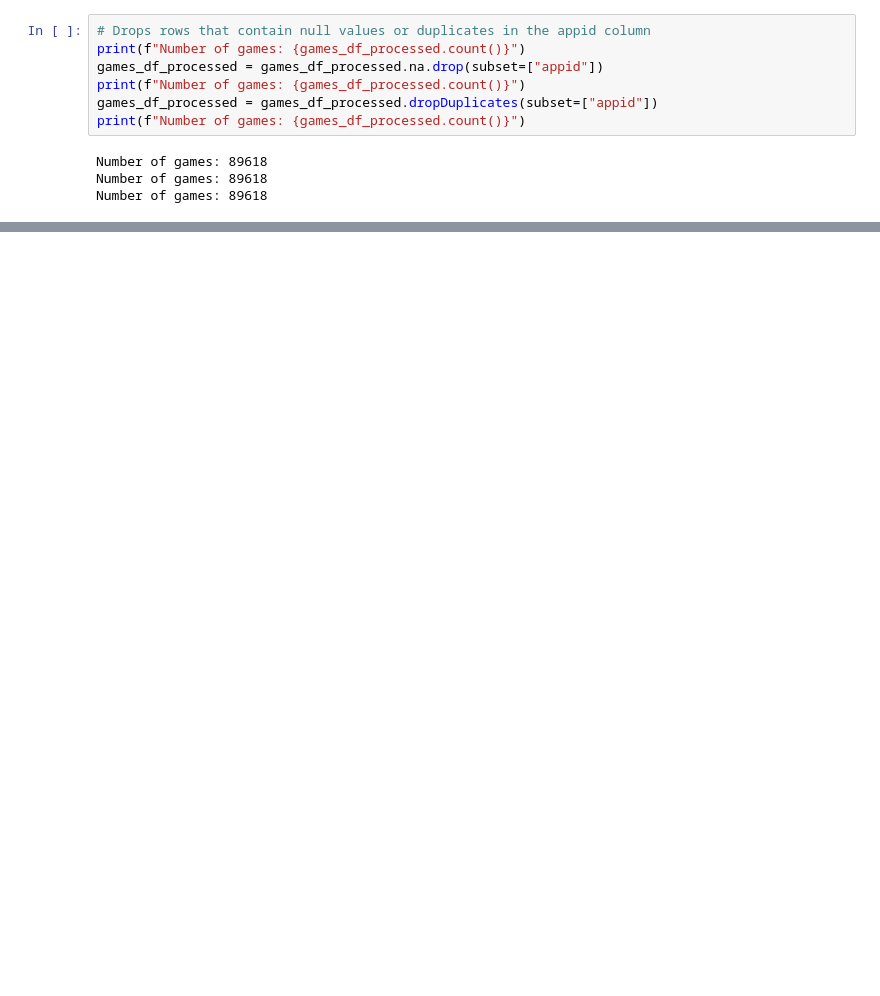
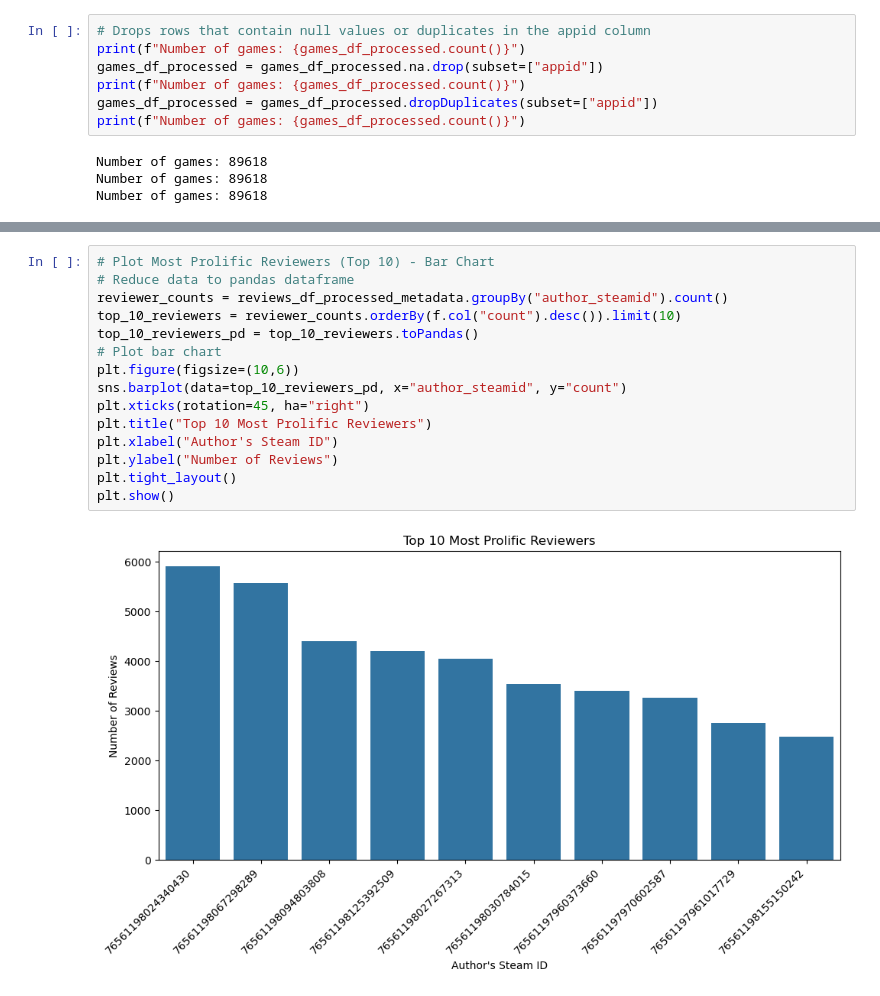
Before and after one commit to oneeljilc/DSC232R_GroupProject, a Jupyter notebook: Group_Project.ipynb, the cells around one changed output, grey strips where cells are left out. Drawn from its saved outputs; the diff is of its cells as text; blank space fills up the shorter version.

```diff
--- a/Group_Project.ipynb
+++ b/Group_Project.ipynb
@@ -349,0 +461,17 @@ root
+# %%
+# Plot Most Prolific Reviewers (Top 10) - Bar Chart
+# Reduce data to pandas dataframe
+reviewer_counts = reviews_df_processed_metadata.groupBy("author_steamid").count()
+top_10_reviewers = reviewer_counts.orderBy(f.col("count").desc()).limit(10)
+top_10_reviewers_pd = top_10_reviewers.toPandas()
+# Plot bar chart
+plt.figure(figsize=(10,6))
+sns.barplot(data=top_10_reviewers_pd, x="author_steamid", y="count")
+plt.xticks(rotation=45, ha="right")
+plt.title("Top 10 Most Prolific Reviewers")
+plt.xlabel("Author's Steam ID")
+plt.ylabel("Number of Reviews")
+plt.tight_layout()
+plt.show()
+# %% [output]
+[figure, added]
```
Also changed, not shown: parts of 34 cells of this notebook.
